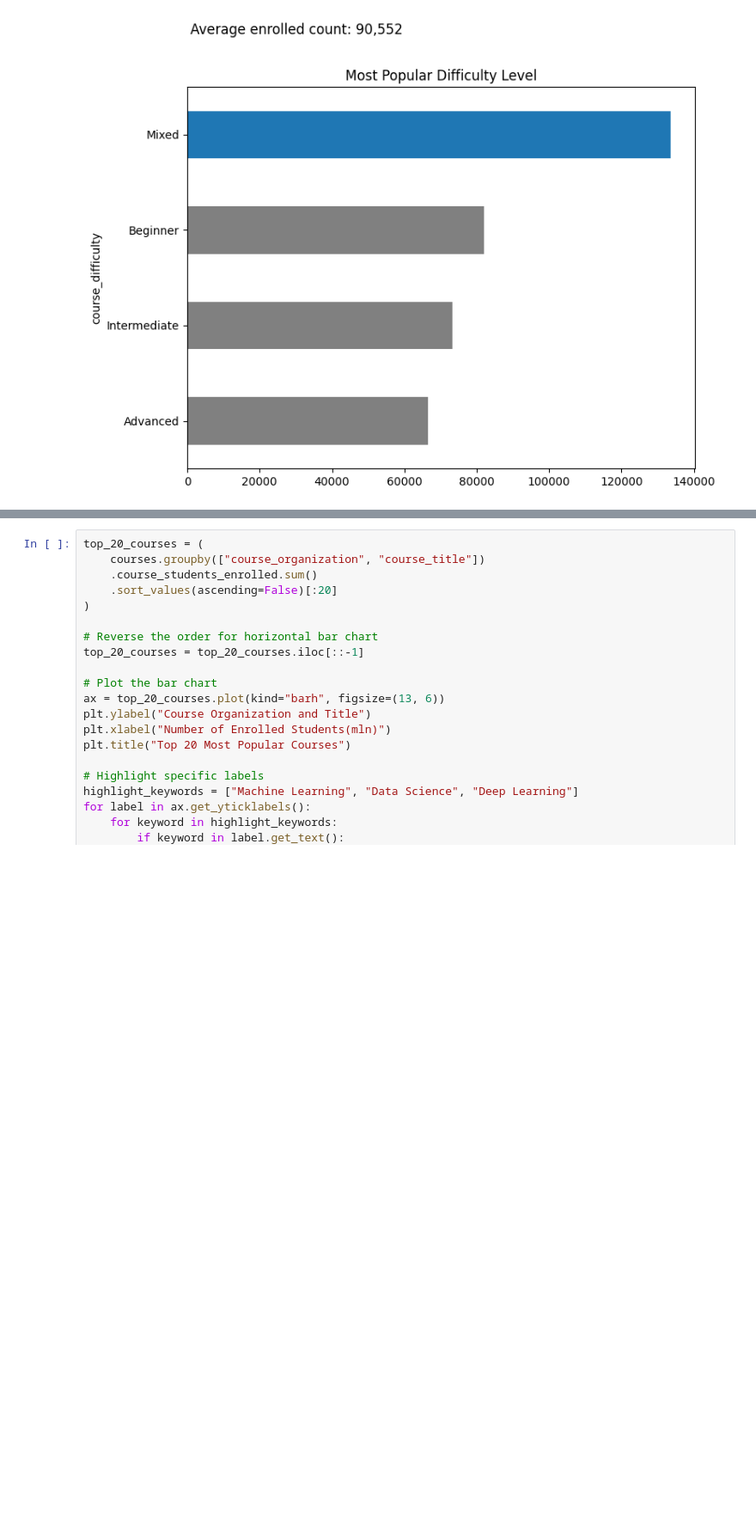
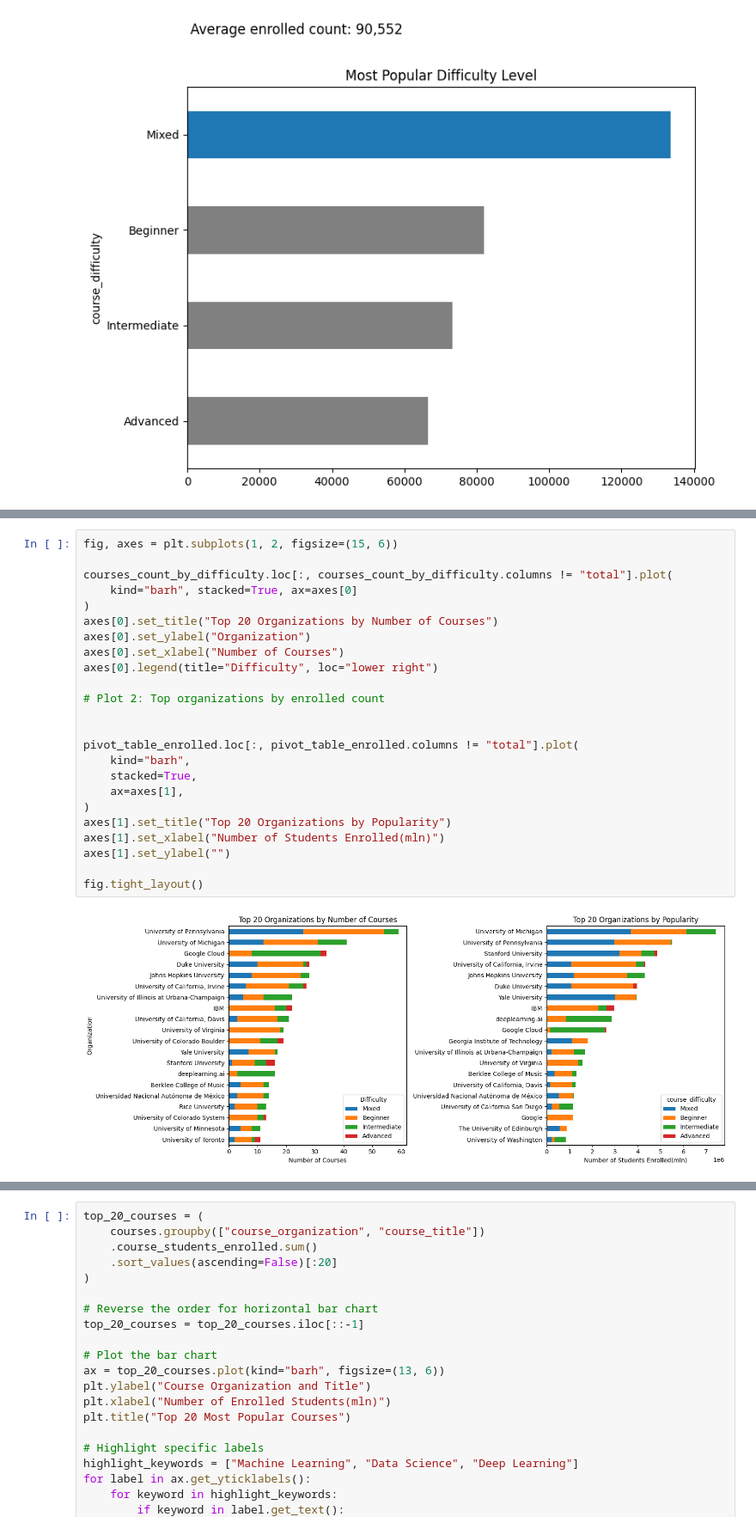
Before and after one commit to emkhv/Coursera_course_exploration, a Jupyter notebook: coursera_course_exploration.ipynb, the cells around one changed output, grey strips where cells are left out. Shown at 86% size. Drawn from its saved outputs; the diff is of its cells as text; blank space fills up the shorter version.

```diff
--- a/coursera_course_exploration.ipynb
+++ b/coursera_course_exploration.ipynb
@@ -261,0 +271,26 @@ fig.tight_layout()
+# %%
+fig, axes = plt.subplots(1, 2, figsize=(15, 6))
+
+courses_count_by_difficulty.loc[:, courses_count_by_difficulty.columns != "total"].plot(
+    kind="barh", stacked=True, ax=axes[0]
+)
+axes[0].set_title("Top 20 Organizations by Number of Courses")
+axes[0].set_ylabel("Organization")
+axes[0].set_xlabel("Number of Courses")
+axes[0].legend(title="Difficulty", loc="lower right")
+
+# Plot 2: Top organizations by enrolled count
+
+
+pivot_table_enrolled.loc[:, pivot_table_enrolled.columns != "total"].plot(
+    kind="barh",
+    stacked=True,
+    ax=axes[1],
+)
+axes[1].set_title("Top 20 Organizations by Popularity")
+axes[1].set_xlabel("Number of Students Enrolled(mln)")
+axes[1].set_ylabel("")
+
+fig.tight_layout()
+# %% [output]
+[figure, added]
```
Also changed, not shown: parts of 7 cells of this notebook.
